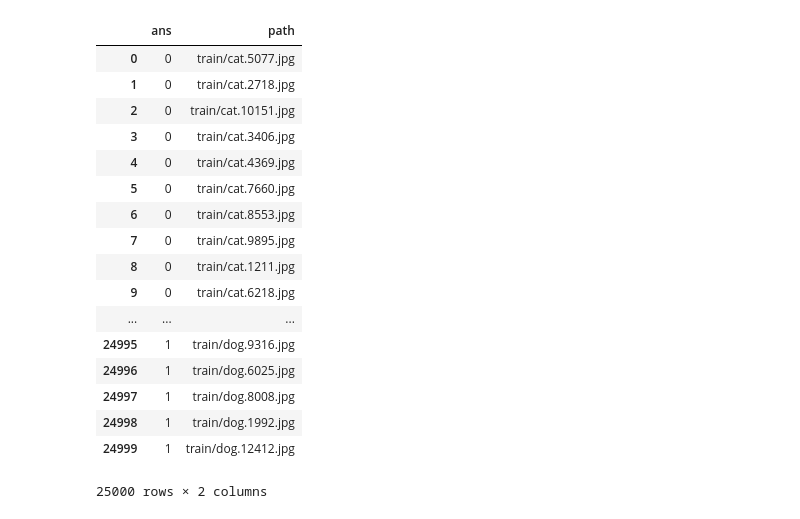
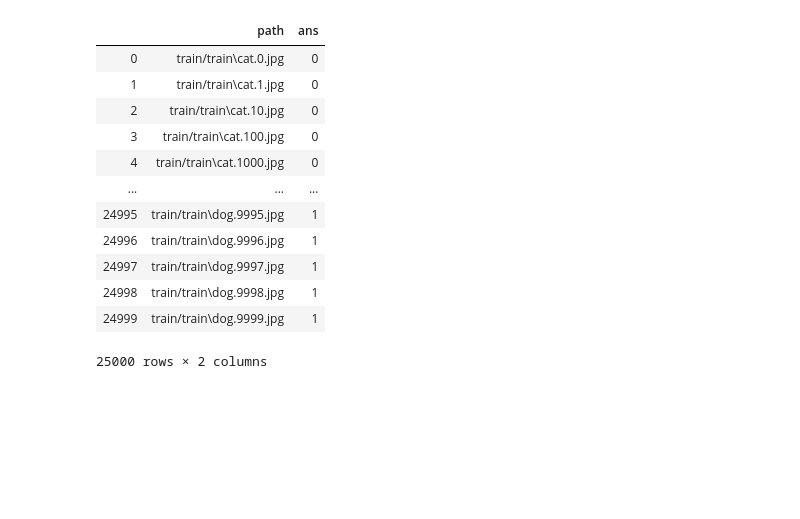
Before and after one commit to Elwing-Chou/ML1019, a Jupyter notebook: transfer_learning.ipynb, the cells around one changed output. Saved outputs shown, nothing was run; the diff lists cells and outputs as text; code cells hidden in the pictures; blank space fills up the shorter version.

```diff
--- a/transfer_learning.ipynb
+++ b/transfer_learning.ipynb
@@ -1,31 +1,26 @@
 # %%
 import glob
 import pandas as pd
-catfn = glob.glob("train/cat.*.jpg")
-dogfn = glob.glob("train/dog.*.jpg")
-catans = [0] * len(catfn)
-dogans = [1] * len(dogfn)
+catf = glob.glob("train/train/cat.*.jpg")
+catans = [0] * len(catf)
+dogf = glob.glob("train/train/dog.*.jpg")
+dogans = [1] * len(dogf)
 df = pd.DataFrame({
-    "path":catfn + dogfn,
+    "path":catf + dogf,
     "ans":catans + dogans
 })
 df
 # %% [output]
-|  | ans | path |
-| 0 | 0 | train/cat.5077.jpg |
-| 1 | 0 | train/cat.2718.jpg |
-| 2 | 0 | train/cat.10151.jpg |
-| 3 | 0 | train/cat.3406.jpg |
-| 4 | 0 | train/cat.4369.jpg |
-| 5 | 0 | train/cat.7660.jpg |
-| 6 | 0 | train/cat.8553.jpg |
-| 7 | 0 | train/cat.9895.jpg |
-| 8 | 0 | train/cat.1211.jpg |
-| 9 | 0 | train/cat.6218.jpg |
+|  | path | ans |
+| 0 | train/train\cat.0.jpg | 0 |
+| 1 | train/train\cat.1.jpg | 0 |
+| 2 | train/train\cat.10.jpg | 0 |
+| 3 | train/train\cat.100.jpg | 0 |
+| 4 | train/train\cat.1000.jpg | 0 |
 | ... | ... | ... |
-| 24995 | 1 | train/dog.9316.jpg |
-| 24996 | 1 | train/dog.6025.jpg |
-| 24997 | 1 | train/dog.8008.jpg |
-| 24998 | 1 | train/dog.1992.jpg |
-| 24999 | 1 | train/dog.12412.jpg |
+| 24995 | train/train\dog.9995.jpg | 1 |
+| 24996 | train/train\dog.9996.jpg | 1 |
+| 24997 | train/train\dog.9997.jpg | 1 |
+| 24998 | train/train\dog.9998.jpg | 1 |
+| 24999 | train/train\dog.9999.jpg | 1 |
 25000 rows × 2 columns
```
Also changed, not shown: parts of 19 cells of this notebook.
